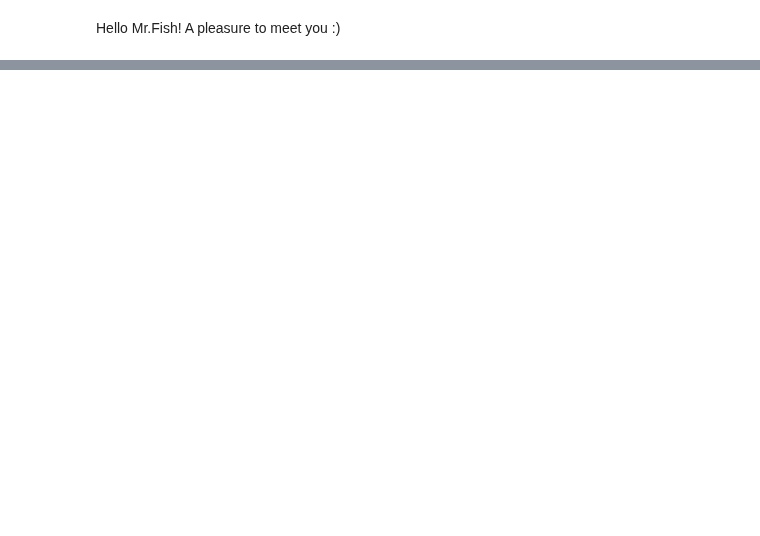
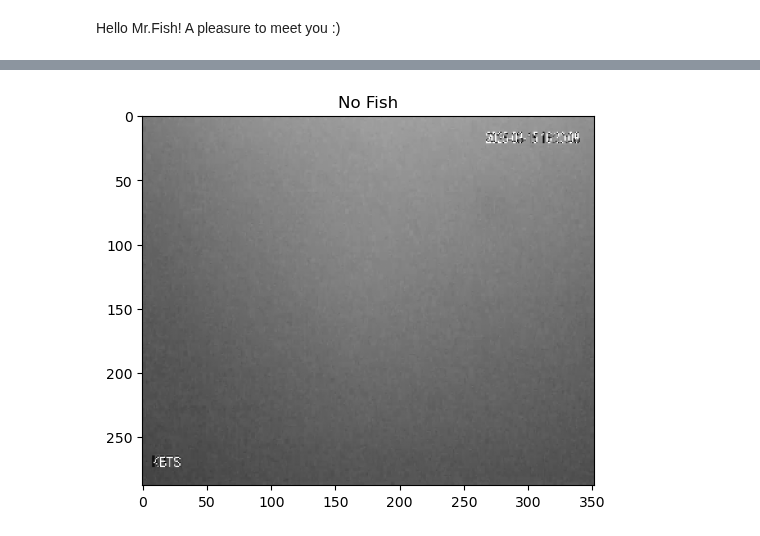
Before and after one commit to katelanman/ds4420_final, a Jupyter notebook: code/testing_results.ipynb, the cells around one changed output, grey strips where cells are left out. Cells and saved outputs as stored; diff of their text form; code cells hidden in the pictures; blank space fills up the shorter version.

```diff
--- a/code/testing_results.ipynb
+++ b/code/testing_results.ipynb
@@ -113,0 +80,10 @@ test_models(fish_cnn4)
+# %%
+model = fish_cnn2(img_rows, img_cols)
+model.fit(X_train, y_train, epochs=10, verbose=True, batch_size=30)
+
+
+score = model.evaluate(X_test, y_test, verbose=0)
+print('loss=', score[0])
+print('accuracy=', score[1])
+y_pred = (model.predict(X_test) > 0.5).astype("int32")
+print('recall=', recall_score(y_test, y_pred))
@@ -113,0 +117,10 @@ test_models(fish_cnn4)
+# %%
+model = fish_cnn3(img_rows, img_cols)
+model.fit(X_train, y_train, epochs=10, verbose=True, batch_size=30)
+
+
+score = model.evaluate(X_test, y_test, verbose=0)
+print('loss=', score[0])
+print('accuracy=', score[1])
+y_pred = (model.predict(X_test) > 0.5).astype("int32")
+print('recall=', recall_score(y_test, y_pred))
@@ -113,0 +154,10 @@ test_models(fish_cnn4)
+# %%
+model = fish_cnn4(img_rows, img_cols)
+model.fit(X_train, y_train, epochs=10, verbose=True, batch_size=30)
+
+
+score = model.evaluate(X_test, y_test, verbose=0)
+print('loss=', score[0])
+print('accuracy=', score[1])
+y_pred = (model.predict(X_test) > 0.5).astype("int32")
+print('recall=', recall_score(y_test, y_pred))
@@ -126,2 +203,12 @@ plot_img(X[211], im_shape=(352, 288))
 # %% [markdown]
 Hello Mr.Fish! A pleasure to meet you :)
+# %%
+# Get an image, reshape it, and normalize it
+img = X[2000].reshape(1, 288, 352, 1) / 255.0
+
+# Make the prediction
+prediction = (model.predict(img) > 0.5).astype(int)[0][0]
+
+# Display the image with the prediction
+plt.imshow(X[2000].reshape(288, 352), cmap='gray'); plt.title(f"{'Fish' if prediction == 1 else 'No Fish'}"); plt.show()
+# %% [output]
@@ -127,0 +216 @@ Hello Mr.Fish! A pleasure to meet you :)
+[figure, added]
```
Also changed, not shown: parts of 14 cells of this notebook, 1 other file.
